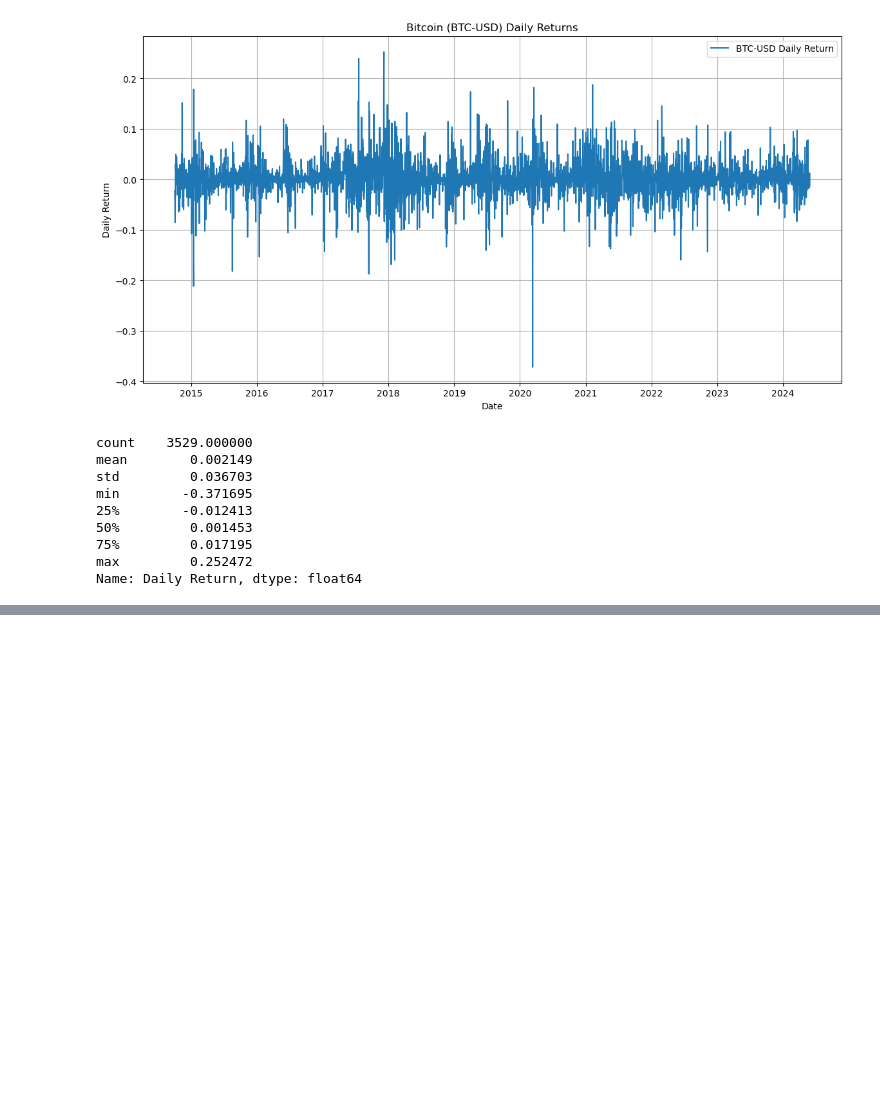
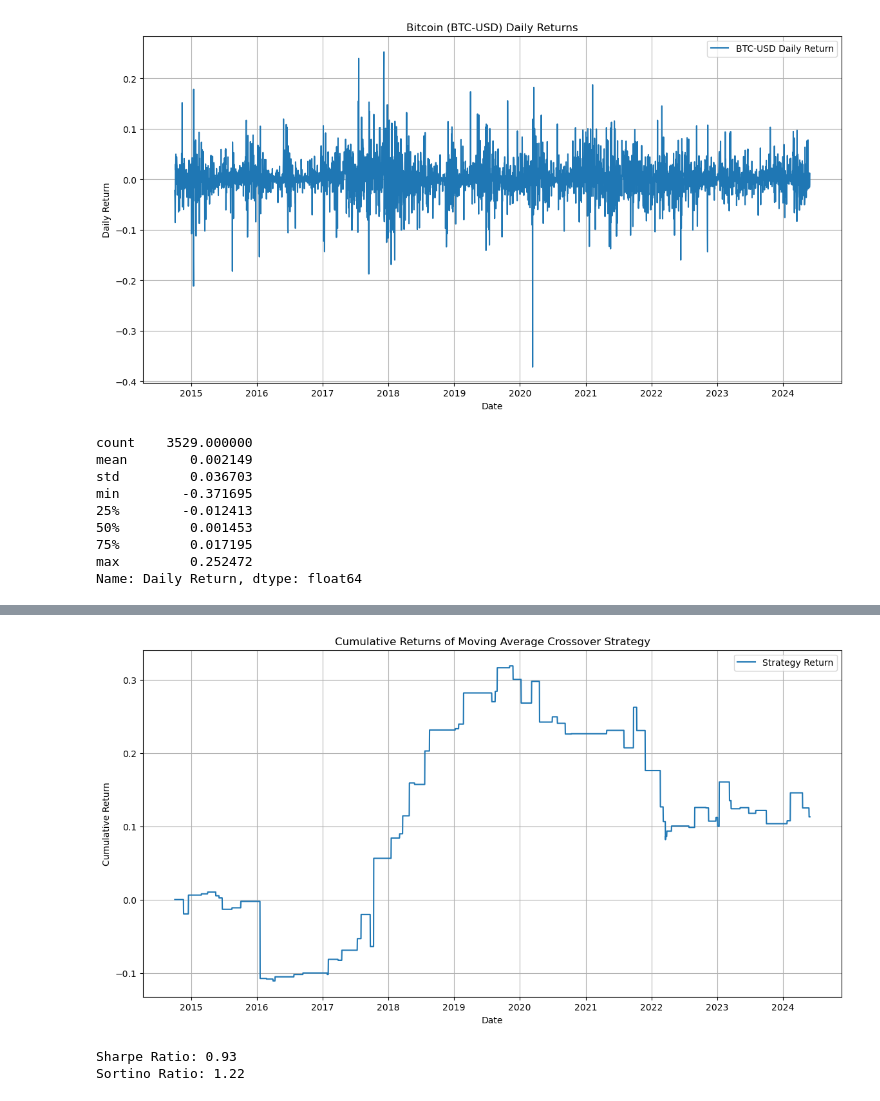
Before and after one commit to khan-asim-88/Comparative-Analysis-of-Time-Series-Forecasting-Models-for-Cryptocurrency-Price-Prediction, a Jupyter notebook: Code.ipynb, the cells around one changed output, grey strips where cells are left out. Saved outputs shown, nothing was run; the diff lists cells and outputs as text; code cells hidden in the pictures; blank space fills up the shorter version.

```diff
--- a/Code.ipynb
+++ b/Code.ipynb
@@ -212,0 +244,28 @@ Name: Daily Return, dtype: float64
+# %%
+# Calculate strategy returns
+btc_data['Strategy Return'] = btc_data['Daily Return'] * btc_data['Position'].shift(1)
+cumulative_strategy_returns = (1 + btc_data['Strategy Return']).cumprod() - 1
+
+# Plot cumulative returns
+plt.figure(figsize=(14, 7))
+plt.plot(cumulative_strategy_returns, label='Strategy Return')
+plt.title('Cumulative Returns of Moving Average Crossover Strategy')
+plt.xlabel('Date')
+plt.ylabel('Cumulative Return')
+plt.legend()
+plt.grid()
+plt.show()
+# %% [output]
+[figure, added]
+# %%
+# Calculate Sharpe Ratio
+sharpe_ratio = btc_data['Daily Return'].mean() / btc_data['Daily Return'].std() * np.sqrt(252)
+print(f'Sharpe Ratio: {sharpe_ratio:.2f}')
+
+# Calculate Sortino Ratio
+negative_returns = btc_data['Daily Return'][btc_data['Daily Return'] < 0]
+sortino_ratio = btc_data['Daily Return'].mean() / negative_returns.std() * np.sqrt(252)
+print(f'Sortino Ratio: {sortino_ratio:.2f}')
+# %% [output]
+Sharpe Ratio: 0.93
+Sortino Ratio: 1.22
```
Also changed, not shown: parts of 1 cell of this notebook.
